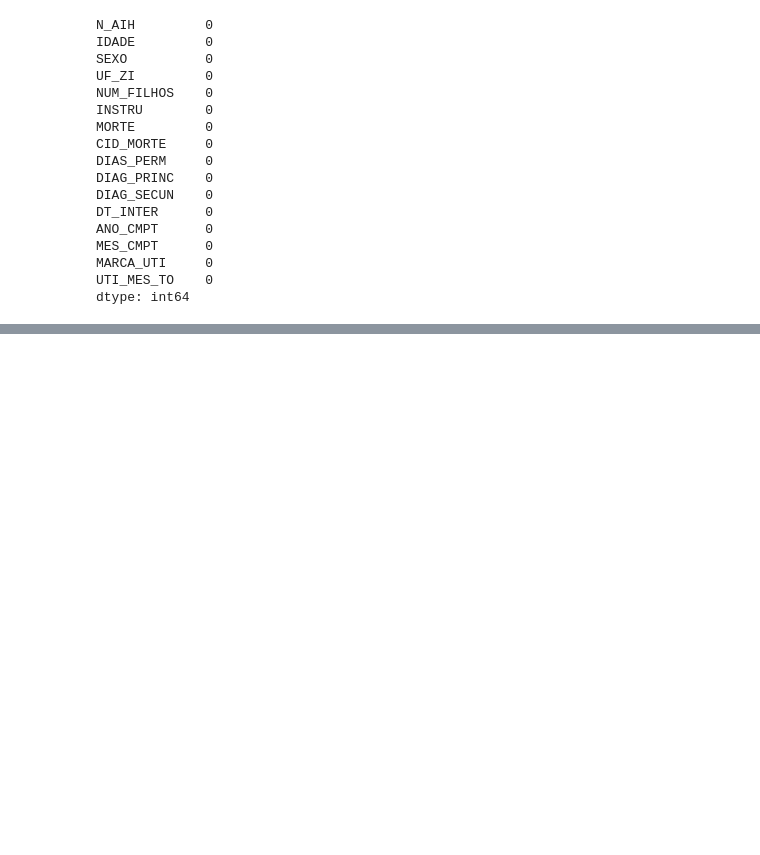
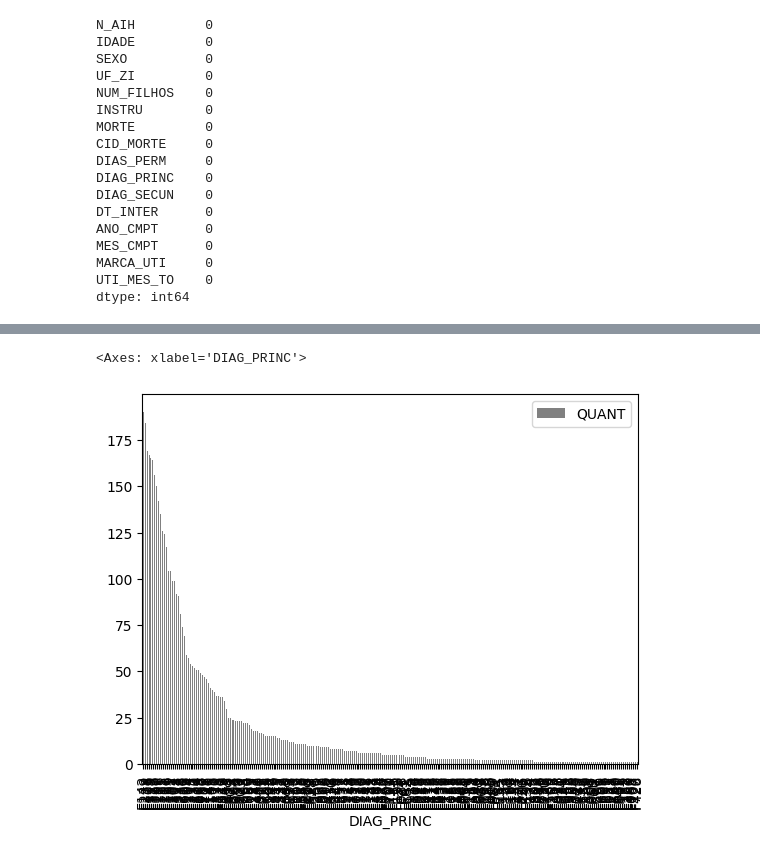
Before and after one commit to pedr0passos/sihsus_teste, a Jupyter notebook: sih_es.ipynb, the cells around one changed output, grey strips where cells are left out. Saved outputs shown, nothing was run; the diff lists cells and outputs as text; code cells hidden in the pictures; blank space fills up the shorter version.

```diff
--- a/sih_es.ipynb
+++ b/sih_es.ipynb
@@ -174,0 +235,5 @@ AttributeError: ignored
+# %%
+gc_menor.plot.bar(color='gray')
+# %% [output]
+<Axes: xlabel='DIAG_PRINC'>
+[figure, added]
```
Also changed, not shown: parts of 10 cells of this notebook.
